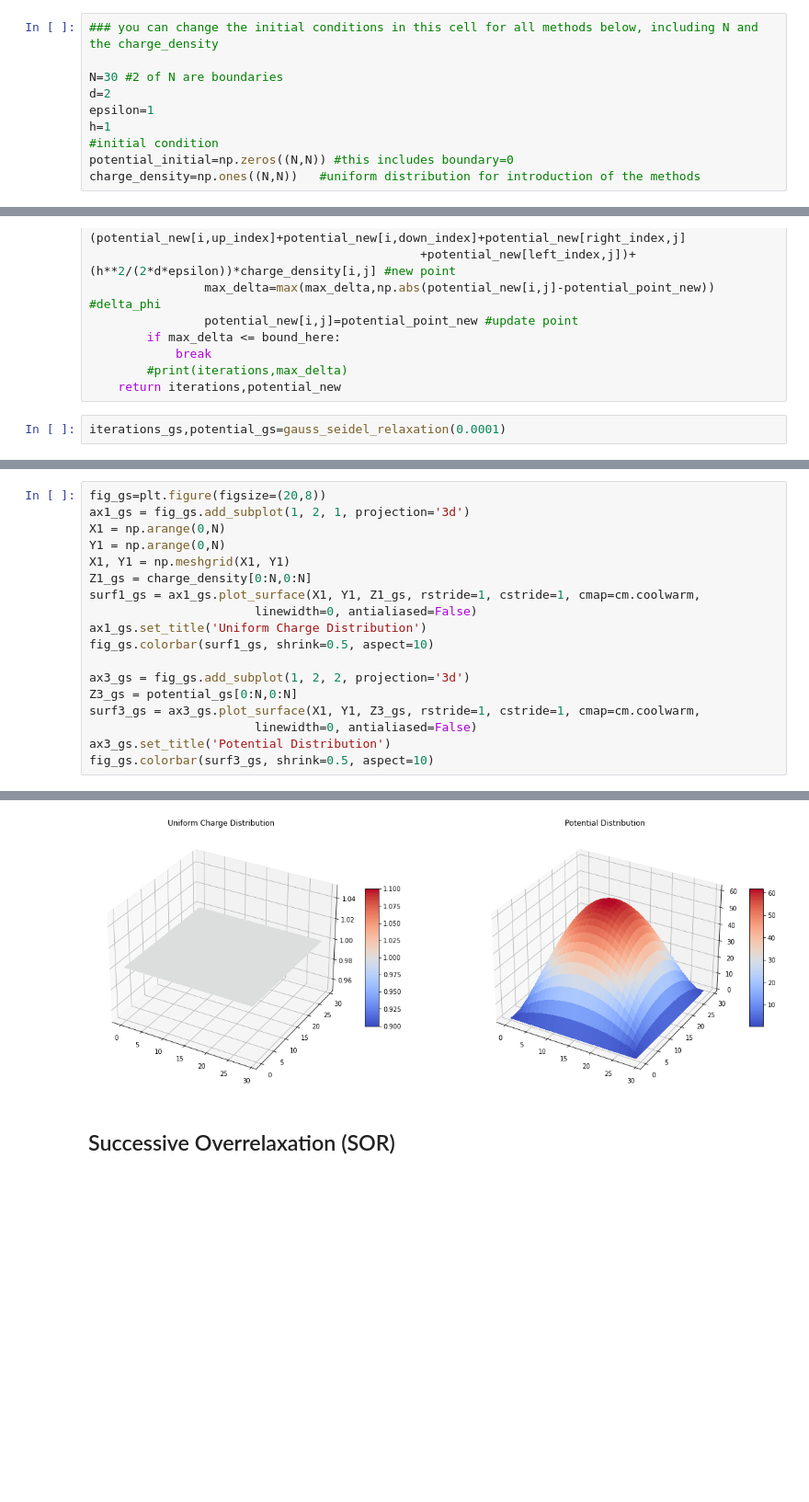
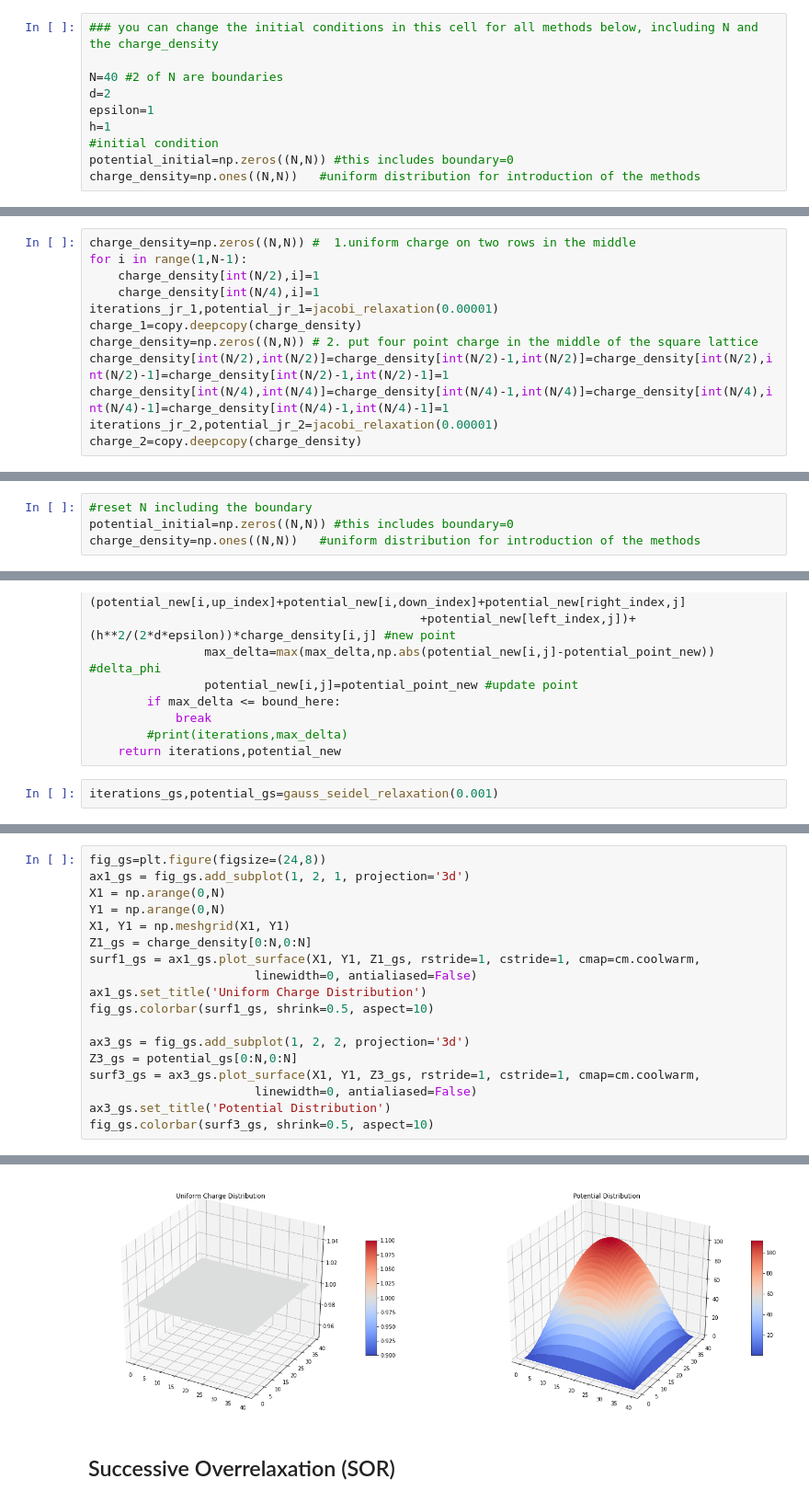
Before and after one commit to hylu666/hku-physics4150, a Jupyter notebook: Solving_Differential_Equations/Partial_Differential_Equations_1_Relaxation.ipynb, the cells around one changed output, grey strips where cells are left out. Shown at 92% size. Drawn from its saved outputs; the diff is of its cells as text; blank space fills up the shorter version.

```diff
--- a/Solving_Differential_Equations/Partial_Differential_Equations_1_Relaxation.ipynb
+++ b/Solving_Differential_Equations/Partial_Differential_Equations_1_Relaxation.ipynb
@@ -9,7 +9,7 @@ import copy
 # %%
 ### you can change the initial conditions in this cell for all methods below, including N and the charge_density
 
-N=30 #2 of N are boundaries
+N=40 #2 of N are boundaries
 d=2
 epsilon=1
 h=1
@@ -92,0 +91,12 @@ fig_jr.colorbar(surf3_jr, shrink=0.5, aspect=10)
+# %%
+charge_density=np.zeros((N,N)) #  1.uniform charge on two rows in the middle
+for i in range(1,N-1):
+    charge_density[int(N/2),i]=1
+    charge_density[int(N/4),i]=1
+iterations_jr_1,potential_jr_1=jacobi_relaxation(0.00001)
+charge_1=copy.deepcopy(charge_density)
+charge_density=np.zeros((N,N)) # 2. put four point charge in the middle of the square lattice
+charge_density[int(N/2),int(N/2)]=charge_density[int(N/2)-1,int(N/2)]=charge_density[int(N/2),int(N/2)-1]=charge_density[int(N/2)-1,int(N/2)-1]=1
+charge_density[int(N/4),int(N/4)]=charge_density[int(N/4)-1,int(N/4)]=charge_density[int(N/4),int(N/4)-1]=charge_density[int(N/4)-1,int(N/4)-1]=1
+iterations_jr_2,potential_jr_2=jacobi_relaxation(0.00001)
+charge_2=copy.deepcopy(charge_density)
@@ -94,6 +148,10 @@ fig_jr.colorbar(surf3_jr, shrink=0.5, aspect=10)
 ## Gauss-Seidel Relaxation
 # %% [markdown]
 <font  face=Times color=darkblue size=3> In Jacobi Relaxation, we need to store two arrays of potential, including the new and old ones. A simple modification is made here, that is, we update every lattice point which results a lattice with both old and new points. We not only saves memory but will also cut the iterations apporximately in half.
+# %%
+#reset N including the boundary
+potential_initial=np.zeros((N,N)) #this includes boundary=0
+charge_density=np.ones((N,N))   #uniform distribution for introduction of the methods
 # %%
 def gauss_seidel_relaxation(bound_here):
     iterations=0
@@ -116,7 +174,7 @@ def gauss_seidel_relaxation(bound_here):
         #print(iterations,max_delta)
     return iterations,potential_new
 # %%
-iterations_gs,potential_gs=gauss_seidel_relaxation(0.0001)
+iterations_gs,potential_gs=gauss_seidel_relaxation(0.001)
 # %%
 iterations_gs
 # %% [output]
@@ -144,24 +198,24 @@ array([[ 0.        ,  0.        ,  0.        ,  0.        ,  0.        ,
 # %%
-fig_gs=plt.figure(figsize=(20,8))
+fig_gs=plt.figure(figsize=(24,8))
 ax1_gs = fig_gs.add_subplot(1, 2, 1, projection='3d')
 X1 = np.arange(0,N)
 Y1 = np.arange(0,N)
 X1, Y1 = np.meshgrid(X1, Y1)
 Z1_gs = charge_density[0:N,0:N]
 surf1_gs = ax1_gs.plot_surface(X1, Y1, Z1_gs, rstride=1, cstride=1, cmap=cm.coolwarm,
                        linewidth=0, antialiased=False)
 ax1_gs.set_title('Uniform Charge Distribution')
 fig_gs.colorbar(surf1_gs, shrink=0.5, aspect=10)
 
 ax3_gs = fig_gs.add_subplot(1, 2, 2, projection='3d')
 Z3_gs = potential_gs[0:N,0:N]
 surf3_gs = ax3_gs.plot_surface(X1, Y1, Z3_gs, rstride=1, cstride=1, cmap=cm.coolwarm,
                        linewidth=0, antialiased=False)
 ax3_gs.set_title('Potential Distribution')
 fig_gs.colorbar(surf3_gs, shrink=0.5, aspect=10)
 # %% [output]
 <matplotlib.colorbar.Colorbar at 0x...>
-[figure, old version]
+[figure, new version]
 # %% [markdown]
 ## Successive Overrelaxation (SOR)
 # %% [markdown]
```
Also changed, not shown: parts of 17 cells of this notebook.
